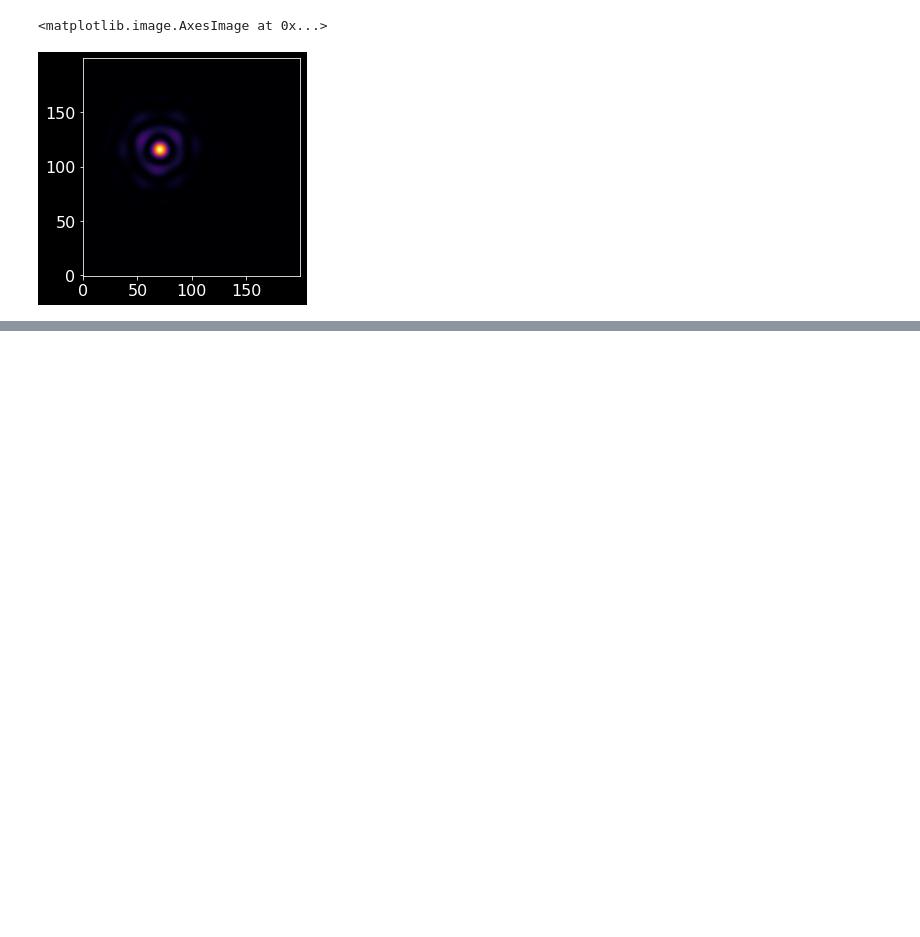
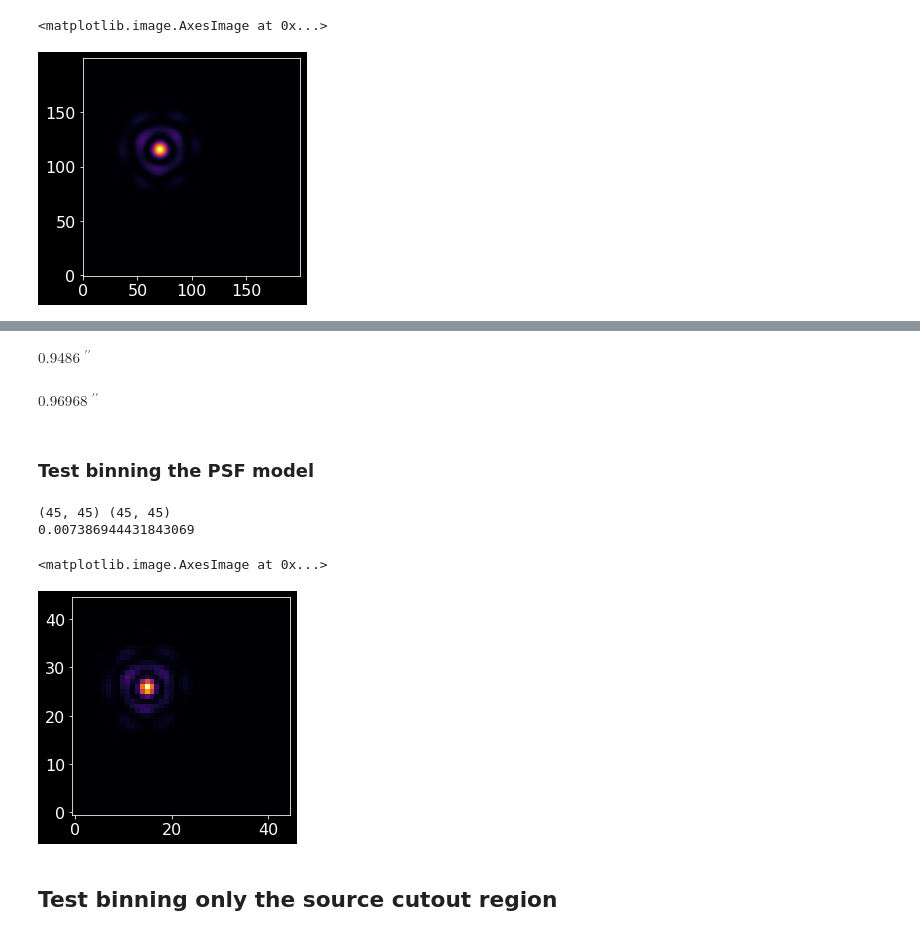
Before and after one commit to roman-corgi/Roman-CGI-Data-Challenge-Tutorials, a Jupyter notebook: Analysis/official2019/04-HLC_photometry_astrometry_ep2_PSF_fit.ipynb, the cells around one changed output, grey strips where cells are left out. Cells and saved outputs as stored; diff of their text form; code cells hidden in the pictures; blank space fills up the shorter version.

```diff
--- a/Analysis/official2019/04-HLC_photometry_astrometry_ep2_PSF_fit.ipynb
+++ b/Analysis/official2019/04-HLC_photometry_astrometry_ep2_PSF_fit.ipynb
@@ -466,11 +468,12 @@ src_x_offset.to(u.arcsec), src_y_offset.to(u.arcsec)
 # %%
-npad = 8 # pad before and after array edge before binning
-max_detect_width = 1.1 * u.arcsec
-test_hires_psf = exoscene.image.get_hires_psf_at_xy_os9(
+hires_psf = exoscene.image.get_hires_psf_at_xy_os9(
         offset_psfs,
         r_offsets_as.value, angles,
         hires_pixscale_as.value,
         delx_as = src_x_offset.to(u.arcsec).value,
         dely_as = src_y_offset.to(u.arcsec).value,
         cx = cx)
+
+xcoord_psf = ((np.arange(hires_psf.shape[0]) - cx)
+              * hires_pixscale_as)
 # %%
@@ -480,0 +488,32 @@ plt.imshow(test_hires_psf)
+# %%
+img_width * data_pixscale_as
+# %% [output]
+$0.9486 \; \mathrm{{}^{\prime\prime}}$
+# %%
+(img_width + 1) * data_pixscale_as
+# %% [output]
+$0.96968 \; \mathrm{{}^{\prime\prime}}$
+# %% [markdown]
+### Test binning the PSF model
+# %%
+binned_test_psf, det_xcoord, det_ycoord = exoscene.image.resample_image_array(
+        hires_psf, hires_pixscale_as,
+        img_xcoord = xcoord_psf, img_ycoord = xcoord_psf,
+        det_pixscale = data_pixscale_as,
+        det_width = (img_width + 1) * data_pixscale_as,
+        binfac = 10, conserve = 'sum')
+
+np.testing.assert_equal(binned_test_psf.shape, rdi_coadd_img.shape)
+# %%
+print(rdi_coadd_img.shape, binned_test_psf.shape)
+print(binned_test_psf.max())
+# %% [output]
+(45, 45) (45, 45)
+0.007386944431843069
+# %%
+plt.imshow(binned_test_psf)
+# %% [output]
+<matplotlib.image.AxesImage at 0x...>
+[figure, added]
+# %% [markdown]
+## Test binning only the source cutout region
```
Also changed, not shown: parts of 28 cells of this notebook.
